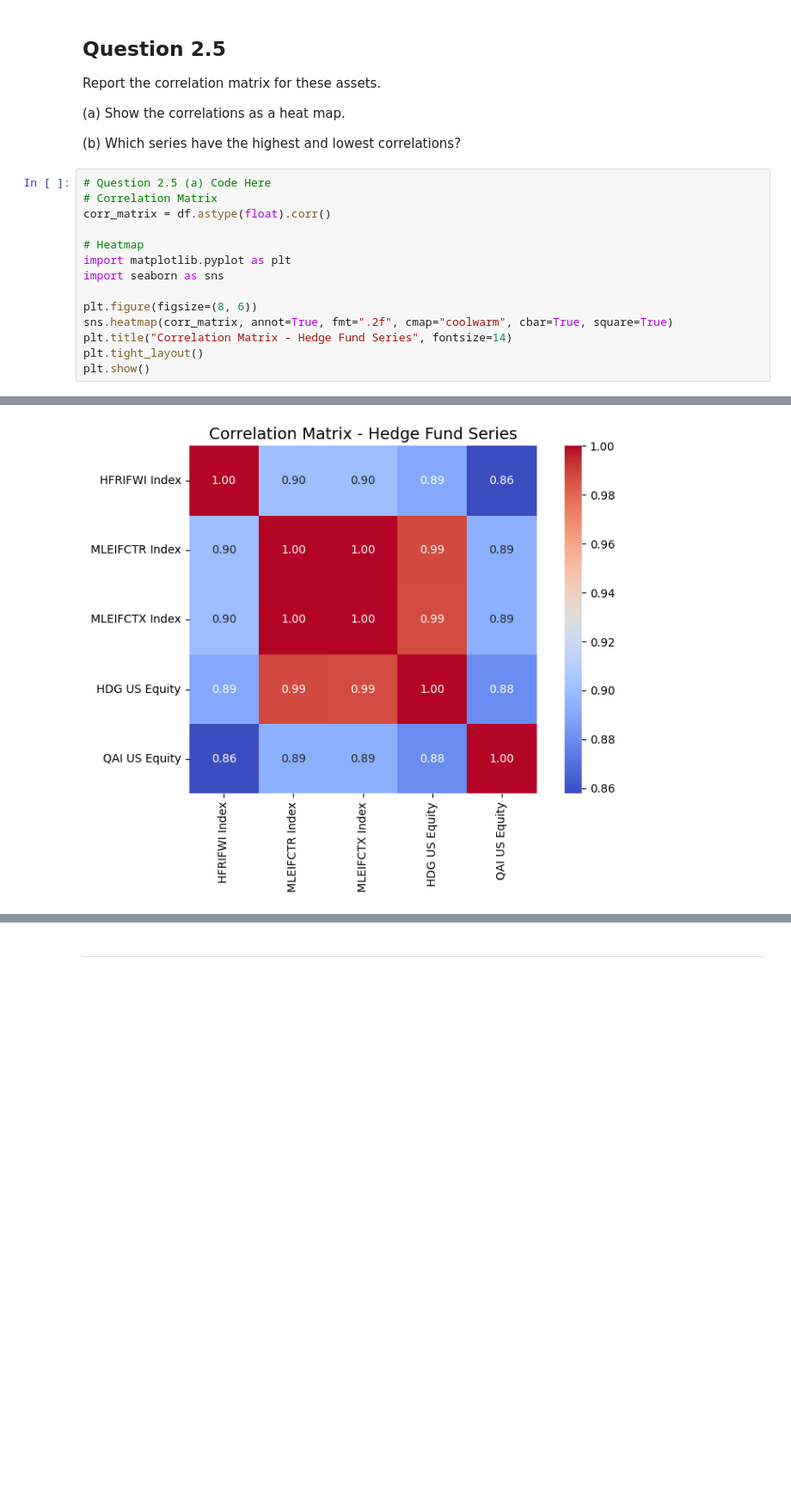
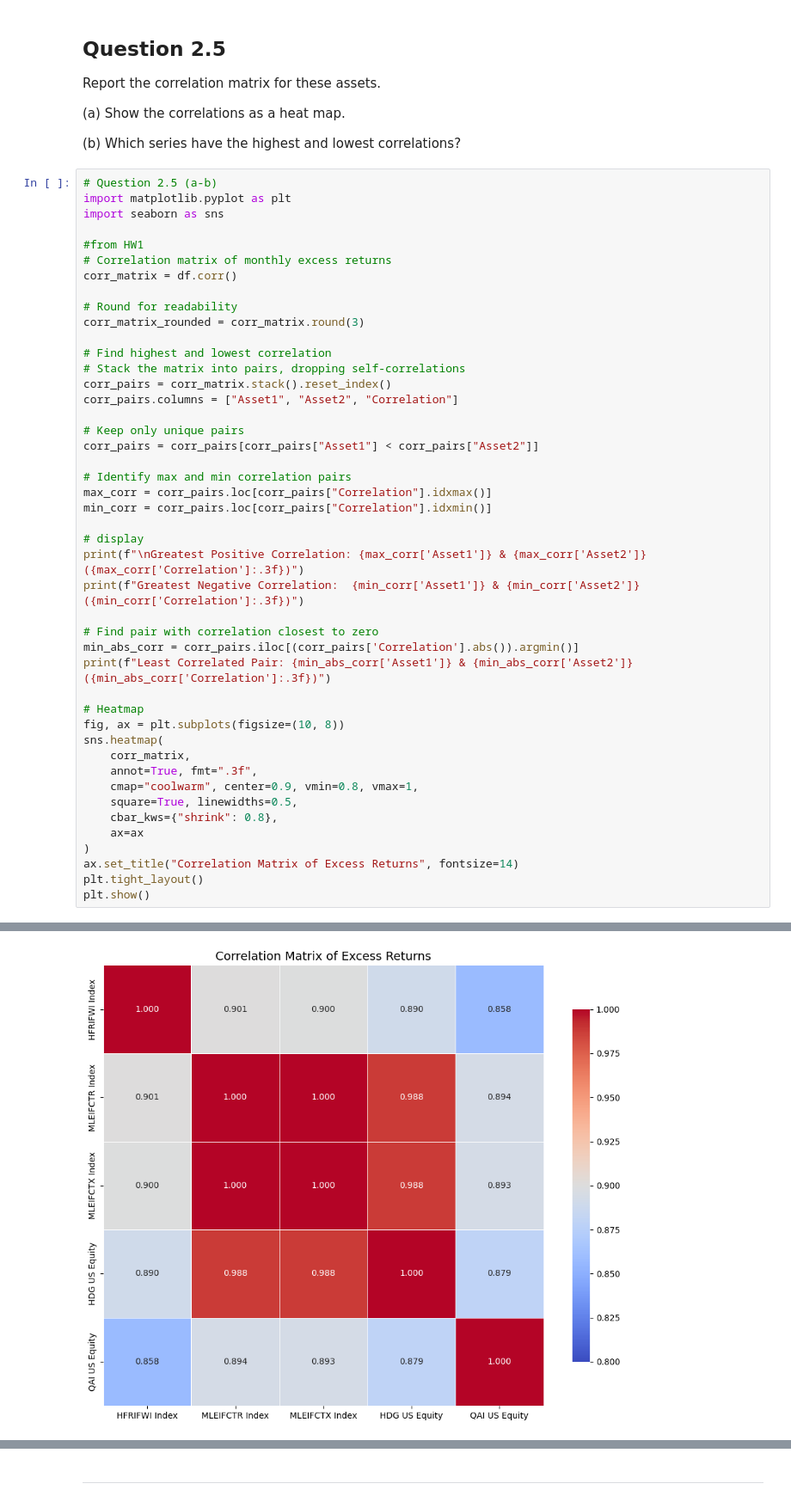
Before and after one commit to t-flora/portfolio-risk-mgmt, a Jupyter notebook: hw2/ProSharesReplication.ipynb, the cells around one changed output, grey strips where cells are left out. Shown at 86% size. Cells and saved outputs as stored; diff of their text form; blank space fills up the shorter version.

```diff
--- a/hw2/ProSharesReplication.ipynb
+++ b/hw2/ProSharesReplication.ipynb
@@ -334,17 +292,48 @@ Report the correlation matrix for these assets.
 
 (b) Which series have the highest and lowest correlations?
 # %%
-# Question 2.5 (a) Code Here
-# Correlation Matrix
-corr_matrix = df.astype(float).corr()
-
-# Heatmap
+# Question 2.5 (a-b)
 import matplotlib.pyplot as plt
 import seaborn as sns
 
-plt.figure(figsize=(8, 6))
-sns.heatmap(corr_matrix, annot=True, fmt=".2f", cmap="coolwarm", cbar=True, square=True)
-plt.title("Correlation Matrix - Hedge Fund Series", fontsize=14)
+#from HW1
+# Correlation matrix of monthly excess returns
+corr_matrix = df.corr()
+
+# Round for readability
+corr_matrix_rounded = corr_matrix.round(3)
+
+# Find highest and lowest correlation
+# Stack the matrix into pairs, dropping self-correlations
+corr_pairs = corr_matrix.stack().reset_index()
+corr_pairs.columns = ["Asset1", "Asset2", "Correlation"]
+
+# Keep only unique pairs
+corr_pairs = corr_pairs[corr_pairs["Asset1"] < corr_pairs["Asset2"]]
+
+# Identify max and min correlation pairs
+max_corr = corr_pairs.loc[corr_pairs["Correlation"].idxmax()]
+min_corr = corr_pairs.loc[corr_pairs["Correlation"].idxmin()]
+
+# display
+print(f"\nGreatest Positive Correlation: {max_corr['Asset1']} & {max_corr['Asset2']} ({max_corr['Correlation']:.3f})")
+print(f"Greatest Negative Correlation:  {min_corr['Asset1']} & {min_corr['Asset2']} ({min_corr['Correlation']:.3f})")
+
+# Find pair with correlation closest to zero
+min_abs_corr = corr_pairs.iloc[(corr_pairs['Correlation'].abs()).argmin()]
+print(f"Least Correlated Pair: {min_abs_corr['Asset1']} & {min_abs_corr['Asset2']} ({min_abs_corr['Correlation']:.3f})")
+
+# Heatmap
+fig, ax = plt.subplots(figsize=(10, 8))
+sns.heatmap(
+    corr_matrix,
+    annot=True, fmt=".3f",
+    cmap="coolwarm", center=0.9, vmin=0.8, vmax=1,
+    square=True, linewidths=0.5,
+    cbar_kws={"shrink": 0.8},
+    ax=ax
+)
+ax.set_title("Correlation Matrix of Excess Returns", fontsize=14)
 plt.tight_layout()
 plt.show()
 # %% [output]
@@ -351 +343 @@ plt.show()
-[figure, old version]
+[figure, new version]
```
Also changed, not shown: parts of 18 cells of this notebook, 1 other file.
